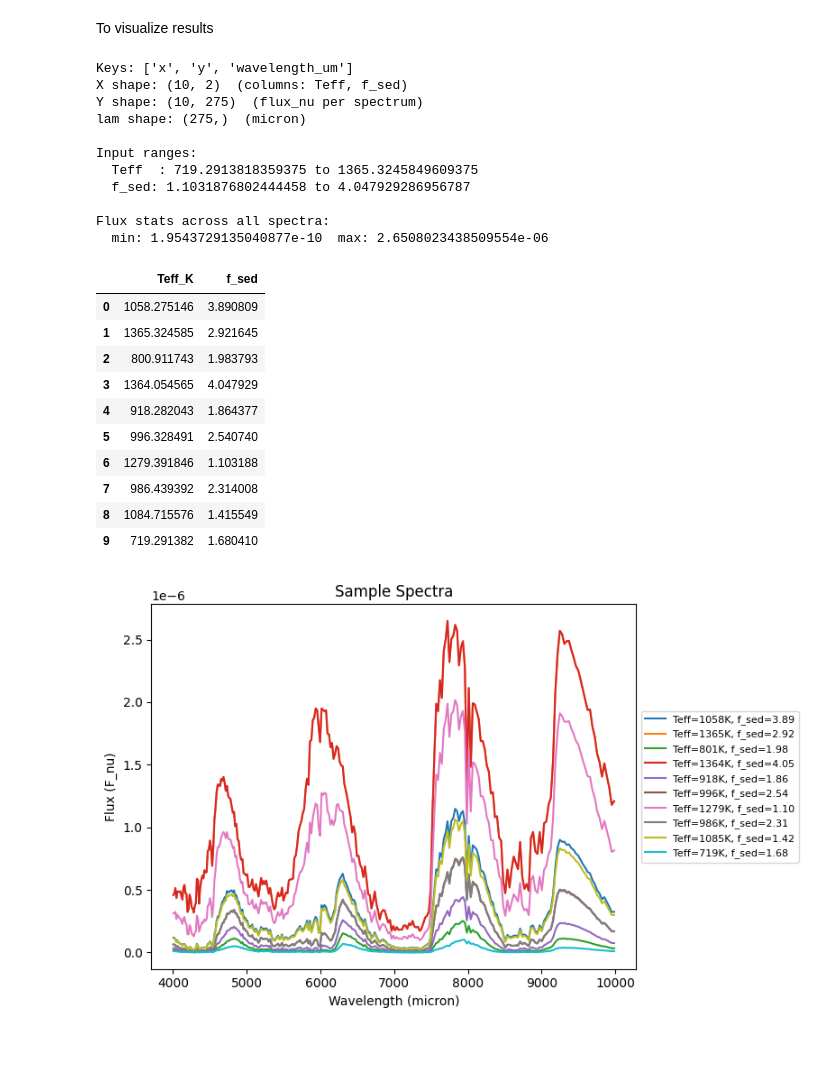
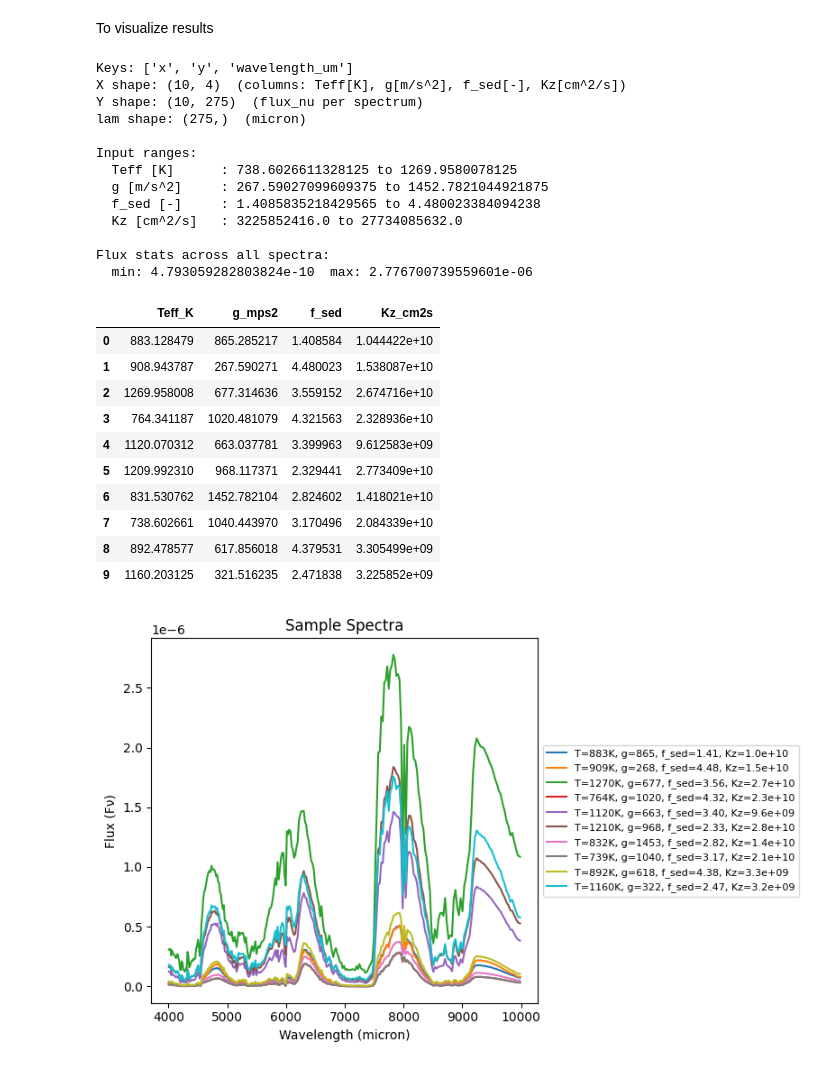
Before and after one commit to amedina-astr/NN_project, a Jupyter notebook: BD_test.ipynb, the cells around one changed output. Drawn from its saved outputs; the diff is of its cells as text; code cells hidden in the pictures.

```diff
--- a/BD_test.ipynb
+++ b/BD_test.ipynb
@@ -260,11 +295,11 @@ To visualize results
 # %%
 # Path the the .NPZ folder
 
-npz_path = Path(r"C:\Users\Alex\Desktop\Picaso\NN_project\test_out1.npz")
+npz_path = Path(r"C:\Users\Alex\Desktop\Picaso\NN_project\test_out2.npz")
 data = np.load(npz_path)
 
 # The file stores:
-# x -> inputs [Teff, f_sed] with shape (n_spectra, 2)
+# x -> inputs [Teff, g, f_sed, Kz] with shape (n_spectra, 4)
 # y -> spectra (flux_nu) with shape (n_spectra, n_lambda)
 # wavelength_um -> wavelength grid in microns (n_lambda,)
 print("Keys:", list(data.keys()))
@@ -272,61 +307,77 @@ X = data["x"]
 Y = data["y"]
 lam = data["wavelength_um"]
 
-print(f"X shape: {X.shape}  (columns: Teff, f_sed)")
+n_spectra, n_inputs = X.shape
+print(f"X shape: {X.shape}  (columns: Teff[K], g[m/s^2], f_sed[-], Kz[cm^2/s])")
 print(f"Y shape: {Y.shape}  (flux_nu per spectrum)")
 print(f"lam shape: {lam.shape}  (micron)")
 
 print("\nInput ranges:")
-print("  Teff  :", float(X[:,0].min()), "to", float(X[:,0].max()))
-print("  f_sed:", float(X[:,1].min()), "to", float(X[:,1].max()))
+print("  Teff [K]      :", float(X[:,0].min()), "to", float(X[:,0].max()))
+print("  g [m/s^2]     :", float(X[:,1].min()), "to", float(X[:,1].max()))
+print("  f_sed [-]     :", float(X[:,2].min()), "to", float(X[:,2].max()))
+print("  Kz [cm^2/s]   :", float(X[:,3].min()), "to", float(X[:,3].max()))
 
 print("\nFlux stats across all spectra:")
 print("  min:", float(Y.min()), " max:", float(Y.max()))
 # %% [output]
 Keys: ['x', 'y', 'wavelength_um']
-X shape: (10, 2)  (columns: Teff, f_sed)
+X shape: (10, 4)  (columns: Teff[K], g[m/s^2], f_sed[-], Kz[cm^2/s])
 Y shape: (10, 275)  (flux_nu per spectrum)
 lam shape: (275,)  (micron)
 
 Input ranges:
-  Teff  : 719.2913818359375 to 1365.3245849609375
-  f_sed: 1.1031876802444458 to 4.047929286956787
+  Teff [K]      : 738.6026611328125 to 1269.9580078125
+  g [m/s^2]     : 267.59027099609375 to 1452.7821044921875
+  f_sed [-]     : 1.4085835218429565 to 4.480023384094238
+  Kz [cm^2/s]   : 3225852416.0 to 27734085632.0
 
 Flux stats across all spectra:
-  min: 1.9543729135040877e-10  max: 2.6508023438509554e-06
+  min: 4.793059282803824e-10  max: 2.776700739559601e-06
 # %%
 # Making a dataframe to visualize
 
-df_inputs = pd.DataFrame(X, columns=["Teff_K", "f_sed"])
+df_inputs = pd.DataFrame(
+    X, columns=["Teff_K", "g_mps2", "f_sed", "Kz_cm2s"]
+)
+# Optional convenience columns for ML/plots:
+#df_inputs["log10_g"]  = np.log10(df_inputs["g_mps2"])
+#df_inputs["log10_Kz"] = np.log10(df_inputs["Kz_cm2s"])
+
 df_inputs.head(10)
 # %% [output]
-|  | Teff_K | f_sed |
-| 0 | 1058.275146 | 3.890809 |
-| 1 | 1365.324585 | 2.921645 |
-| 2 | 800.911743 | 1.983793 |
-| 3 | 1364.054565 | 4.047929 |
-| 4 | 918.282043 | 1.864377 |
-| 5 | 996.328491 | 2.540740 |
-| 6 | 1279.391846 | 1.103188 |
-| 7 | 986.439392 | 2.314008 |
-| 8 | 1084.715576 | 1.415549 |
-| 9 | 719.291382 | 1.680410 |
+|  | Teff_K | g_mps2 | f_sed | Kz_cm2s |
+| 0 | 883.128479 | 865.285217 | 1.408584 | 1.044422e+10 |
+| 1 | 908.943787 | 267.590271 | 4.480023 | 1.538087e+10 |
+| 2 | 1269.958008 | 677.314636 | 3.559152 | 2.674716e+10 |
+| 3 | 764.341187 | 1020.481079 | 4.321563 | 2.328936e+10 |
+| 4 | 1120.070312 | 663.037781 | 3.399963 | 9.612583e+09 |
+| 5 | 1209.992310 | 968.117371 | 2.329441 | 2.773409e+10 |
+| 6 | 831.530762 | 1452.782104 | 2.824602 | 1.418021e+10 |
+| 7 | 738.602661 | 1040.443970 | 3.170496 | 2.084339e+10 |
+| 8 | 892.478577 | 617.856018 | 4.379531 | 3.305499e+09 |
+| 9 | 1160.203125 | 321.516235 | 2.471838 | 3.225852e+09 |
 # %%
 # Plot to see the resulting spectra
+
+import matplotlib.pyplot as plt
 
 plt.figure(figsize=(8,5))
 for i in range(n_spectra):
     teff_i = X[i, 0]
-    fsed_i = X[i, 1]
-    plt.plot(lam, Y[i], label=f"Teff={teff_i:.0f}K, f_sed={fsed_i:.2f}")
+    g_i    = X[i, 1]
+    fsed_i = X[i, 2]
+    kz_i   = X[i, 3]
+    label = f"T={teff_i:.0f}K, g={g_i:.0f}, f_sed={fsed_i:.2f}, Kz={kz_i:.1e}"
+    plt.plot(lam, Y[i], label=label)
 
 plt.xlabel("Wavelength (micron)")
-plt.ylabel("Flux (F_nu)")
+plt.ylabel("Flux (Fν)")
 plt.title("Sample Spectra")
 
 plt.legend(loc="center left", bbox_to_anchor=(1, 0.5), fontsize=8)
 plt.tight_layout()
 plt.show()
 # %% [output]
-[figure, old version]
+[figure, new version]
 # %%
```
Also changed, not shown: parts of 6 cells of this notebook, 6 other files.
